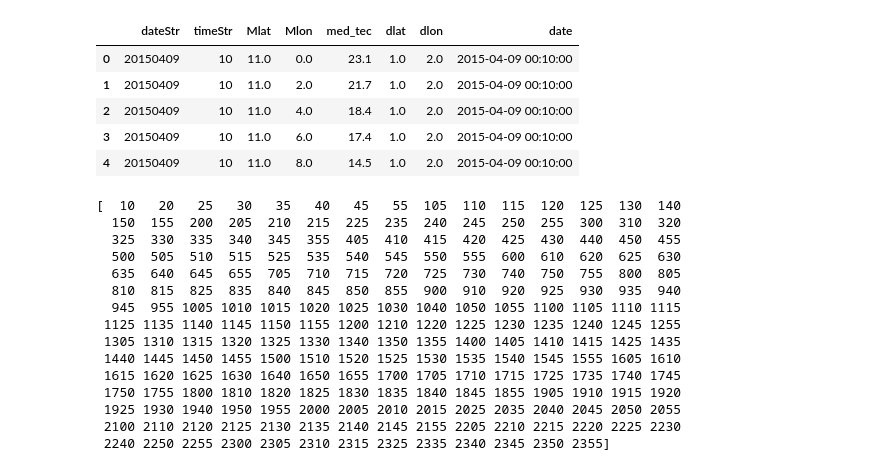
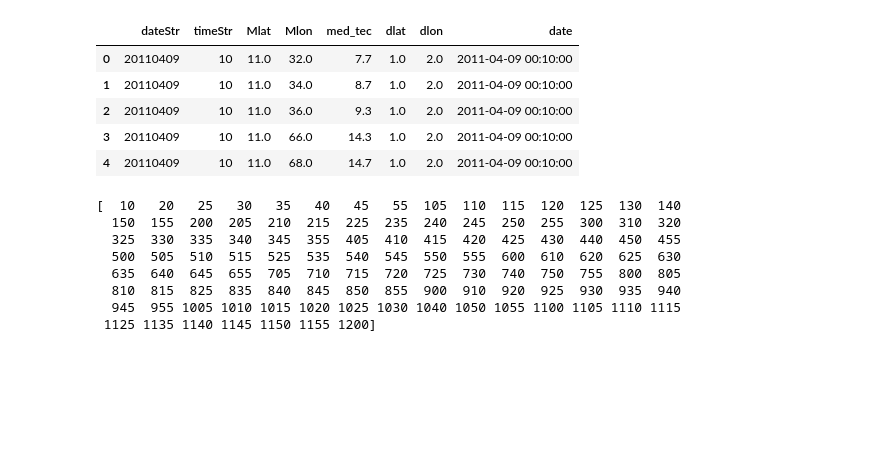
Before and after one commit to bharatreddy/sapstec, a Jupyter notebook: ipy/trgh_detect.ipynb, the cells around one changed output. Cells and saved outputs as stored; diff of their text form; code cells hidden in the pictures; blank space fills up the shorter version.

```diff
--- a/ipy/trgh_detect.ipynb
+++ b/ipy/trgh_detect.ipynb
@@ -57,18 +57,18 @@ anlyzCoords = 'mag'
 # %%
 inpColList = [ "dateStr", "timeStr", "Mlat",\
               "Mlon", "med_tec", "dlat", "dlon" ]
-inpFile = "../data/tec-medFilt-20150409.txt"
+inpFile = "../data/tec-medFilt-20110409.txt"#"../../../../Desktop/tec-medFilt-20150409.txt"
 medFiltTECDF = pandas.read_csv(inpFile, delim_whitespace=True,\
                                     header=None, names=inpColList)
 medFiltTECDF["date"] = medFiltTECDF.apply( convert_to_datetime, axis=1 )
 medFiltTECDF.head()
 # %% [output]
 |  | dateStr | timeStr | Mlat | Mlon | med_tec | dlat | dlon | date |
-| 0 | 20150409 | 10 | 11.0 | 0.0 | 23.1 | 1.0 | 2.0 | 2015-04-09 00:10:00 |
-| 1 | 20150409 | 10 | 11.0 | 2.0 | 21.7 | 1.0 | 2.0 | 2015-04-09 00:10:00 |
-| 2 | 20150409 | 10 | 11.0 | 4.0 | 18.4 | 1.0 | 2.0 | 2015-04-09 00:10:00 |
-| 3 | 20150409 | 10 | 11.0 | 6.0 | 17.4 | 1.0 | 2.0 | 2015-04-09 00:10:00 |
-| 4 | 20150409 | 10 | 11.0 | 8.0 | 14.5 | 1.0 | 2.0 | 2015-04-09 00:10:00 |
+| 0 | 20110409 | 10 | 11.0 | 32.0 | 7.7 | 1.0 | 2.0 | 2011-04-09 00:10:00 |
+| 1 | 20110409 | 10 | 11.0 | 34.0 | 8.7 | 1.0 | 2.0 | 2011-04-09 00:10:00 |
+| 2 | 20110409 | 10 | 11.0 | 36.0 | 9.3 | 1.0 | 2.0 | 2011-04-09 00:10:00 |
+| 3 | 20110409 | 10 | 11.0 | 66.0 | 14.3 | 1.0 | 2.0 | 2011-04-09 00:10:00 |
+| 4 | 20110409 | 10 | 11.0 | 68.0 | 14.7 | 1.0 | 2.0 | 2011-04-09 00:10:00 |
 # %%
 print medFiltTECDF["timeStr"].unique()
 # %% [output]
@@ -79,14 +79,7 @@ print medFiltTECDF["timeStr"].unique()
   635  640  645  655  705  710  715  720  725  730  740  750  755  800  805
   810  815  825  835  840  845  850  855  900  910  920  925  930  935  940
   945  955 1005 1010 1015 1020 1025 1030 1040 1050 1055 1100 1105 1110 1115
- 1125 1135 1140 1145 1150 1155 1200 1210 1220 1225 1230 1235 1240 1245 1255
- 1305 1310 1315 1320 1325 1330 1340 1350 1355 1400 1405 1410 1415 1425 1435
- 1440 1445 1450 1455 1500 1510 1520 1525 1530 1535 1540 1545 1555 1605 1610
- 1615 1620 1625 1630 1640 1650 1655 1700 1705 1710 1715 1725 1735 1740 1745
- 1750 1755 1800 1810 1820 1825 1830 1835 1840 1845 1855 1905 1910 1915 1920
- 1925 1930 1940 1950 1955 2000 2005 2010 2015 2025 2035 2040 2045 2050 2055
- 2100 2110 2120 2125 2130 2135 2140 2145 2155 2205 2210 2215 2220 2225 2230
- 2240 2250 2255 2300 2305 2310 2315 2325 2335 2340 2345 2350 2355]
+ 1125 1135 1140 1145 1150 1155 1200]
 # %%
 # Analyze the selected time
 selTecDF = medFiltTECDF[ medFiltTECDF["date"] == selDT ].reset_index(drop=True)
```
Also changed, not shown: parts of 6 cells of this notebook, 2 other files.
